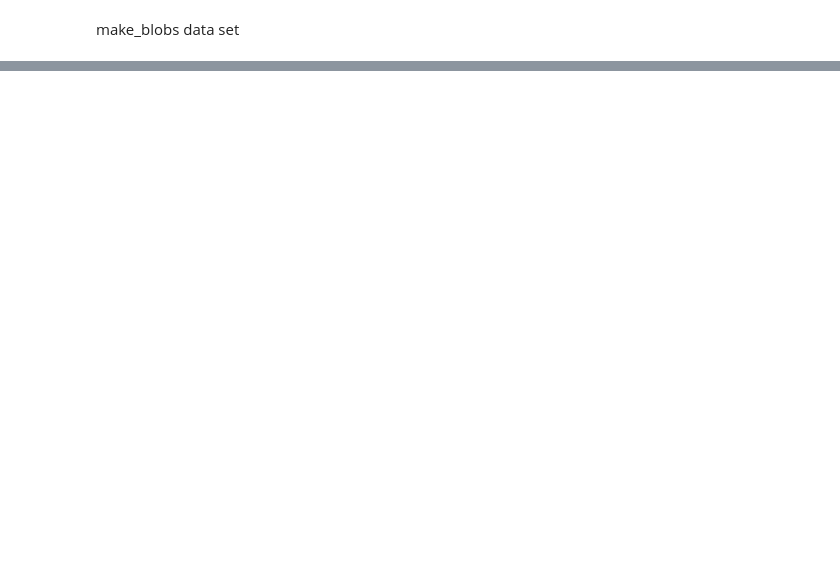
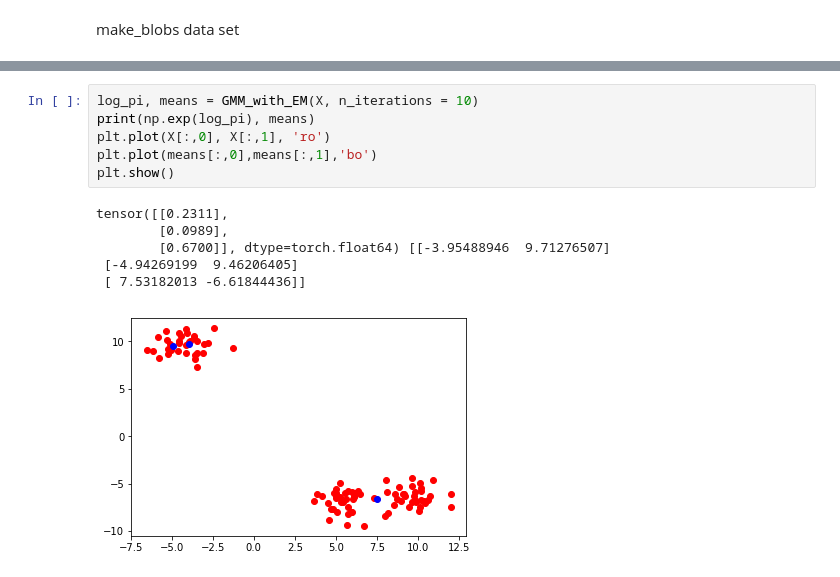
Before and after one commit to dl541/Variational-Inference-and-clustering, a Jupyter notebook: Clustering with Pytorch.ipynb, the cells around one changed output, grey strips where cells are left out. Saved outputs shown, nothing was run; the diff lists cells and outputs as text; blank space fills up the shorter version.

```diff
--- a/Clustering with Pytorch.ipynb
+++ b/Clustering with Pytorch.ipynb
@@ -126,0 +175,13 @@ array([0, 1, 2, 0, 2, 2, 0, 0, 0, 0, 1, 1, 1, 2, 2, 2, 1, 2, 2, 1, 1, 1,
+# %%
+log_pi, means = GMM_with_EM(X, n_iterations = 10)
+print(np.exp(log_pi), means)
+plt.plot(X[:,0], X[:,1], 'ro')
+plt.plot(means[:,0],means[:,1],'bo')
+plt.show()
+# %% [output]
+tensor([[0.2311],
+        [0.0989],
+        [0.6700]], dtype=torch.float64) [[-3.95488946  9.71276507]
+ [-4.94269199  9.46206405]
+ [ 7.53182013 -6.61844436]]
+[figure, added]
```
Also changed, not shown: parts of 8 cells of this notebook.
